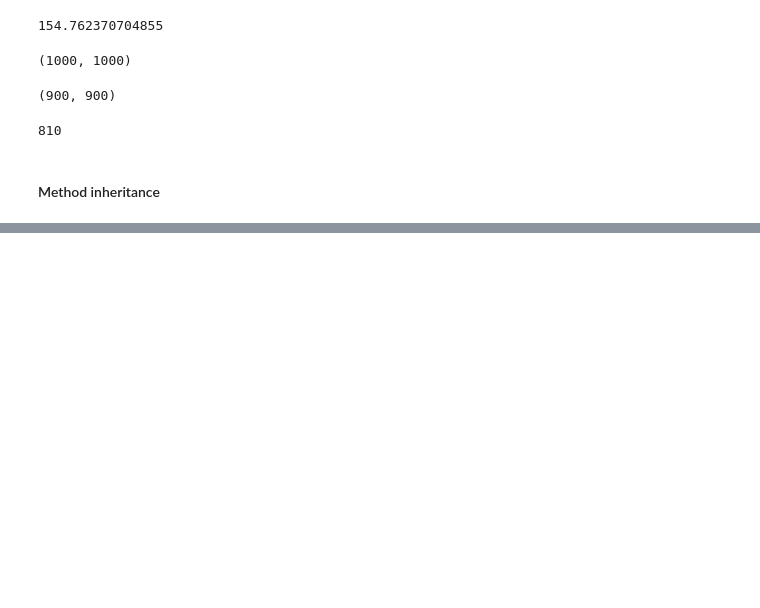
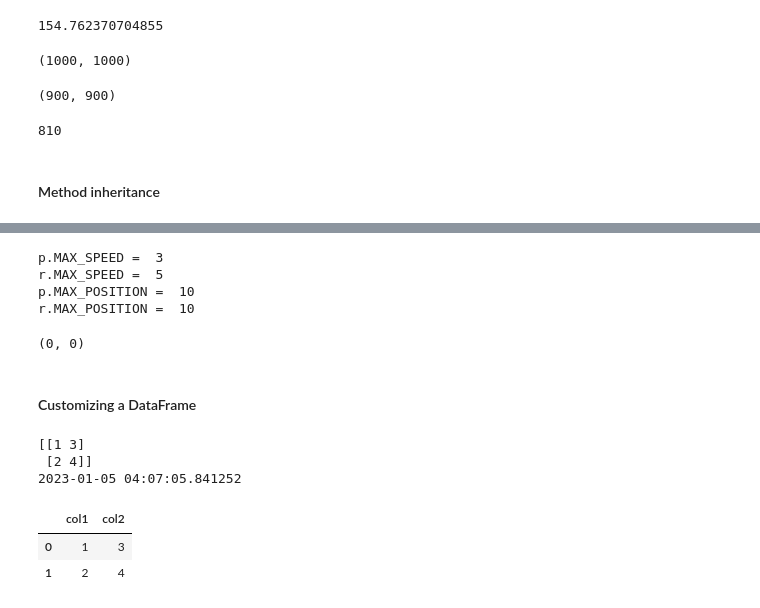
Before and after one commit to PaulToronto/DataCamp-Courses, a Jupyter notebook: Object_Oriented_Programming_in_Python.ipynb, the cells around one changed output, grey strips where cells are left out. Saved outputs shown, nothing was run; the diff lists cells and outputs as text; code cells hidden in the pictures; blank space fills up the shorter version.

```diff
--- a/Object_Oriented_Programming_in_Python.ipynb
+++ b/Object_Oriented_Programming_in_Python.ipynb
@@ -830,0 +887,58 @@ check_acct.balance
+# %%
+# Create a Racer class and set MAX_SPEED to 5
+class Racer(Player):
+
+    MAX_SPEED = 5
+
+# Create a Player and a Racer objects
+p = Player()
+r = Racer()
+
+print("p.MAX_SPEED = ", p.MAX_SPEED)
+print("r.MAX_SPEED = ", r.MAX_SPEED)
+
+print("p.MAX_POSITION = ", p.MAX_POSITION)
+print("r.MAX_POSITION = ", r.MAX_POSITION)
+# %% [output]
+p.MAX_SPEED =  3
+r.MAX_SPEED =  5
+p.MAX_POSITION =  10
+r.MAX_POSITION =  10
+# %%
+p.position, r.position
+# %% [output]
+(0, 0)
+# %% [markdown]
+#### Customizing a DataFrame
+# %%
+# Import pandas as pd
+import pandas as pd
+
+# Define LoggedDF inherited from pd.DataFrame and add the constructor
+class LoggedDF(pd.DataFrame):
+    def __init__(self, *args, **kwargs):
+        pd.DataFrame.__init__(self, *args, **kwargs)
+        self.created_at = datetime.today()
+
+    def to_csv(self, *args, **kwargs):
+        # copy self to a temporary DataFrame
+        temp = self.copy()
+
+        temp['created_at'] = self.created_at
+
+        return temp.to_csv(*args, **kwargs)
+
+
+ldf = LoggedDF({"col1": [1,2], "col2": [3,4]})
+print(ldf.values)
+print(ldf.created_at)
+# %% [output]
+[[1 3]
+ [2 4]]
+2023-01-05 04:07:05.841252
+# %%
+ldf
+# %% [output]
+|  | col1 | col2 |
+| 0 | 1 | 3 |
+| 1 | 2 | 4 |
```
Also changed, not shown: parts of 40 cells of this notebook.
